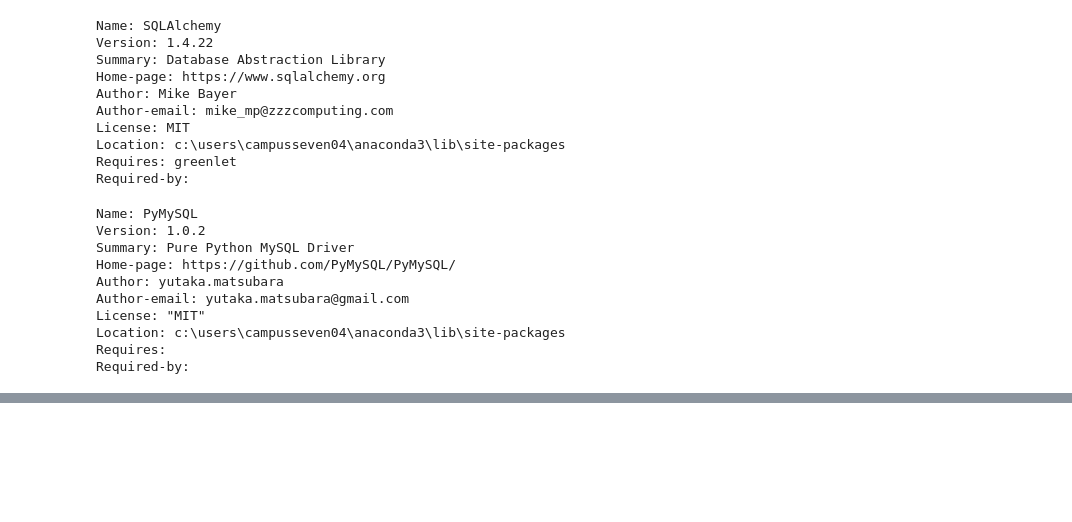
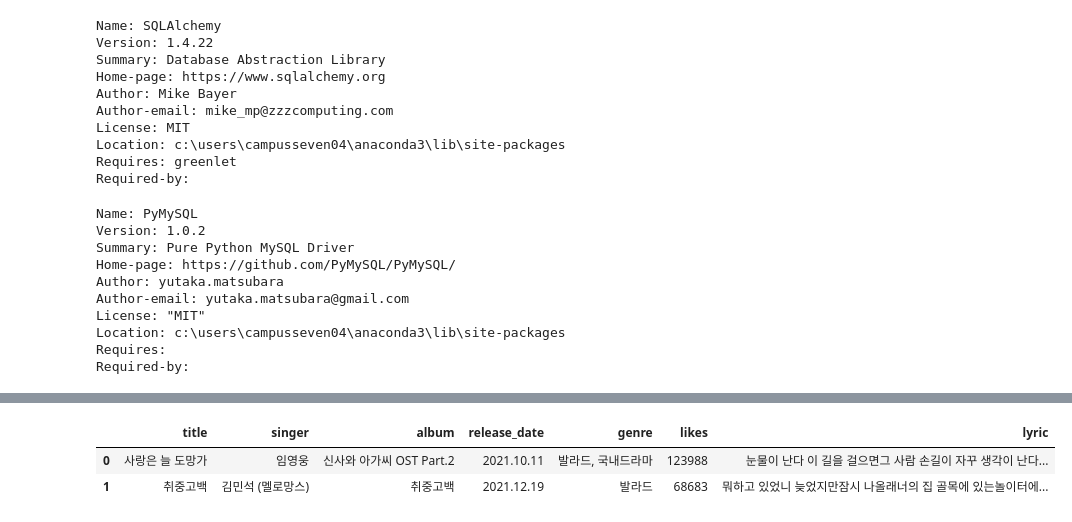
Before and after one commit to TheMatw/python_webscraping, a Jupyter notebook: 05Melon100Chart.ipynb, the cells around one changed output, grey strips where cells are left out. Drawn from its saved outputs; the diff is of its cells as text; code cells hidden in the pictures; blank space fills up the shorter version.

```diff
--- a/05Melon100Chart.ipynb
+++ b/05Melon100Chart.ipynb
@@ -583,0 +607,7 @@ finally:
+# %%
+table_df.columns = ['title','singer','album','release_date','genre','likes','lyric']
+table_df.head(2)
+# %% [output]
+|  | title | singer | album | release_date | genre | likes | lyric |
+| 0 | 사랑은 늘 도망가 | 임영웅 | 신사와 아가씨 OST Part.2 | 2021.10.11 | 발라드, 국내드라마 | 123988 | 눈물이 난다 이 길을 걸으면그 사람 손길이 자꾸 생각이 난다... |
+| 1 | 취중고백 | 김민석 (멜로망스) | 취중고백 | 2021.12.19 | 발라드 | 68683 | 뭐하고 있었니 늦었지만잠시 나올래너의 집 골목에 있는놀이터에... |
```
Also changed, not shown: parts of 6 cells of this notebook.
